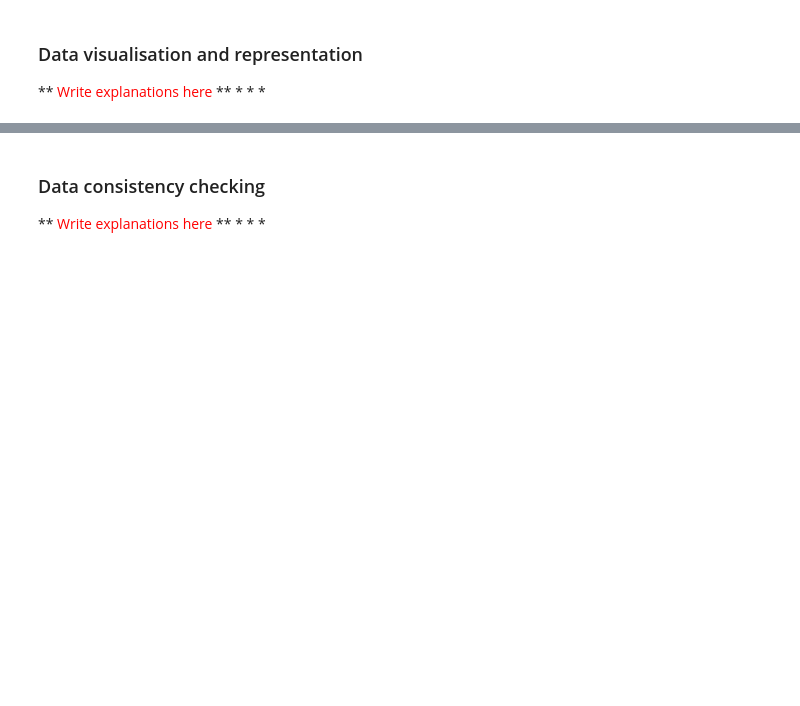
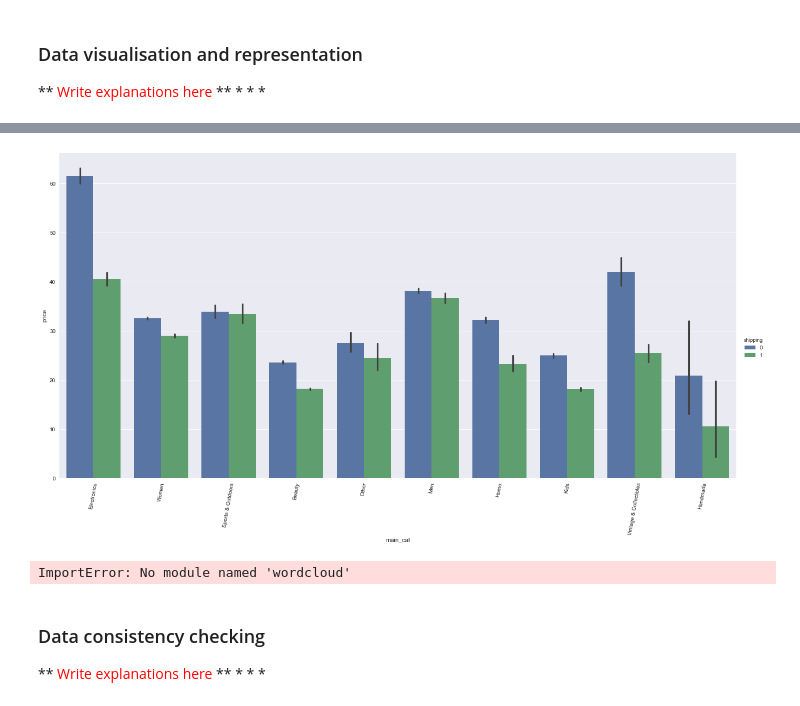
Before and after one commit to vlapparov/NLP-Prediction-Python-Project, a Jupyter notebook: Projet_Notebook_LAPPAROV_IZADI.ipynb, the cells around one changed output, grey strips where cells are left out. Drawn from its saved outputs; the diff is of its cells as text; code cells hidden in the pictures; blank space fills up the shorter version.

```diff
--- a/Projet_Notebook_LAPPAROV_IZADI.ipynb
+++ b/Projet_Notebook_LAPPAROV_IZADI.ipynb
@@ -618,0 +695,5 @@ Attention aux emoji dans les textes : 1024458
+# %%
+temp = sns.factorplot(x='main_cat', y='price', hue='shipping', data=data_mercari, size=9, aspect=2, kind='bar');
+temp.set_xticklabels(rotation=80);
+# %% [output]
+[figure, added]
@@ -619,3 +702,19 @@ Attention aux emoji dans les textes : 1024458
+# %%
+from wordcloud import WordCloud
+
+exp = data_mercari[data_mercari['price'] > 200]
+exp.name = exp.name.str.upper()
+
+wc = WordCloud(background_color="white", max_words=5000, stopwords=STOPWORDS, max_font_size= 50)
+
+wc.generate(" ".join(str(s) for s in exp.name.values))
+
+plt.figure(figsize=(20,12))
+plt.title('What are the most expensive items', fontsize = 30)
+plt.axis('off')
+plt.imshow(wc, interpolation='bilinear')
+# %% [output]
+ImportError: No module named 'wordcloud'
 # %% [markdown]
 ### Data consistency checking
 ** <span style="color:red"> Write explanations here</span> **
```
Also changed, not shown: parts of 12 cells of this notebook.
